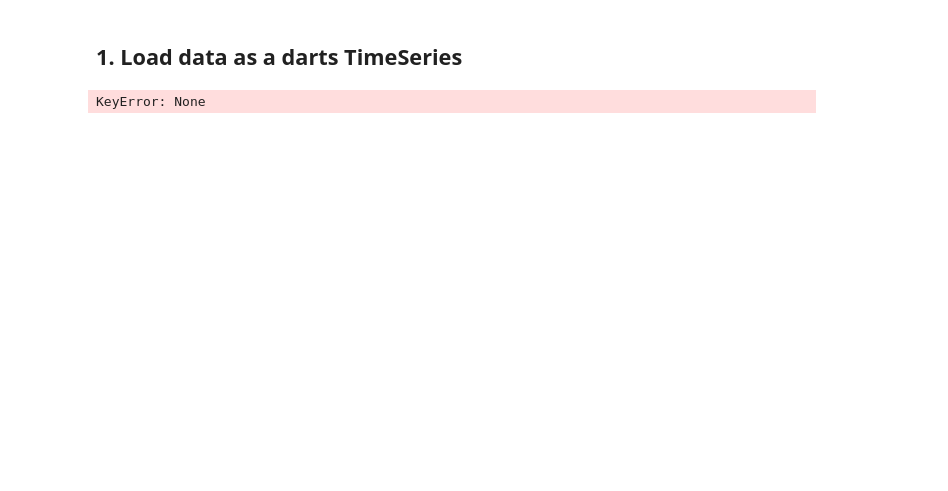
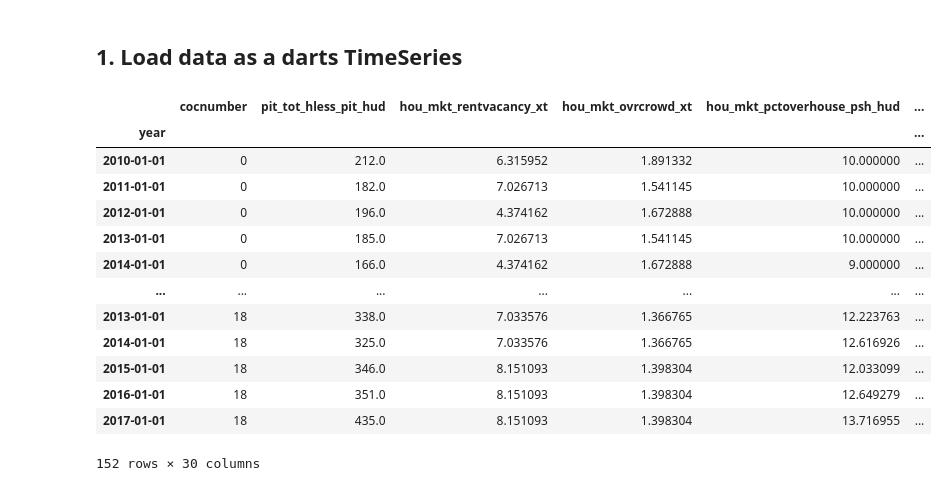
Before and after one commit to atharvanaik10/cs498-css, a Jupyter notebook: time_series.ipynb, the cells around one changed output. Saved outputs shown, nothing was run; the diff lists cells and outputs as text; code cells hidden in the pictures; blank space fills up the shorter version.

```diff
--- a/time_series.ipynb
+++ b/time_series.ipynb
@@ -9,30 +12,44 @@ from sklearn.preprocessing import LabelEncoder
 # %%
 df = pd.read_pickle("data.pkl")
 df.index = pd.to_datetime(df.index, format='%Y')
 
 label_encoder = LabelEncoder()
 df['cocnumber'] = label_encoder.fit_transform(df['cocnumber'])
 
-selected_covariates = ['d_env_wea_avgtemp_summer_noaa', 'd_env_wea_precip_noaa',
-'d_env_wea_precip_annual_noaa', 'dem_soc_ed_lessbach_xt',
-'census_region', 'census_division', 'sub_west_coast',
-'sub_low_rent_vacancy', 'sub_high_cost_rent75',
-'sub_high_cost_homeval75', 'sub_high_rent_share75',
-'tight_high_cost_rental_mkt', 'sub_tight_high_cost_rent',
-'sub_west_coast_all_urb', 'sub_west_census', 'major_city', 'suburban',
-'rural', 'Mortality_Z-Score', 'Mortality_Rank', 'Morbidity_Z-Score',
-'Morbidity_Rank', 'Health_Behaviors_Z-Score', 'Health_Behaviors_Rank',
-'Clinical_Care_Z-Score', 'Clinical_Care_Rank',
-'Social_&_Economic_Factors_Z-Score', 'Social_&_Economic_Factors_Rank',
-'Physical_Environment_Z-Score', 'Physical_Environment_Rank']
+selected_covariates = ['hou_mkt_rentvacancy_xt', 'hou_mkt_ovrcrowd_xt',
+    'hou_mkt_pctoverhouse_psh_hud', 'hou_mkt_evict_rate',
+    'hou_pol_eli_psh_hud','d_hou_pol_hudunit_psh_hud_share',
+    'd_hou_pol_occhudunit_psh_hud', 'hou_pol_fedfundcoc',
+    'econ_labor_unemp_rate_BLS', 'econ_labor_incineq_xt',
+    'econ_sn_cashasst_xt', 'sub_high_cost_homeval75',
+    'sub_high_rent_share75', 'tight_high_cost_rental_mkt',
+    'sub_tight_high_cost_rent','suburban',
+    'Mortality_Rank', 'Morbidity_Rank', 'Health_Behaviors_Rank',
+    'Clinical_Care_Rank','Social_&_Economic_Factors_Rank',
+    'Physical_Environment_Rank', 'd_hou_mkt_burden_sev_rent_xt',
+    'dem_soc_ed_lesshs_xt','dem_pop_female_census_share',
+    'dem_pop_mig_census_share', 'dem_soc_singparent_xt', 'dem_soc_vet_xt']
 
-final_cols = selected_covariates.append(['cocnumber', 'pit_tot_hless_pit_hud'])
+final_cols = ['cocnumber', 'pit_tot_hless_pit_hud']
+final_cols.extend(selected_covariates)
 
 df = df[final_cols]
-
-df.head()
+df
 # %% [output]
+|  | cocnumber | pit_tot_hless_pit_hud | hou_mkt_rentvacancy_xt | hou_mkt_ovrcrowd_xt | hou_mkt_pctoverhouse_psh_hud | ... |
+| year |  |  |  |  |  | ... |
+| 2010-01-01 | 0 | 212.0 | 6.315952 | 1.891332 | 10.000000 | ... |
+| 2011-01-01 | 0 | 182.0 | 7.026713 | 1.541145 | 10.000000 | ... |
+| 2012-01-01 | 0 | 196.0 | 4.374162 | 1.672888 | 10.000000 | ... |
+| 2013-01-01 | 0 | 185.0 | 7.026713 | 1.541145 | 10.000000 | ... |
+| 2014-01-01 | 0 | 166.0 | 4.374162 | 1.672888 | 9.000000 | ... |
+| ... | ... | ... | ... | ... | ... | ... |
+| 2013-01-01 | 18 | 338.0 | 7.033576 | 1.366765 | 12.223763 | ... |
+| 2014-01-01 | 18 | 325.0 | 7.033576 | 1.366765 | 12.616926 | ... |
+| 2015-01-01 | 18 | 346.0 | 8.151093 | 1.398304 | 12.033099 | ... |
+| 2016-01-01 | 18 | 351.0 | 8.151093 | 1.398304 | 12.649279 | ... |
+| 2017-01-01 | 18 | 435.0 | 8.151093 | 1.398304 | 13.716955 | ... |
-KeyError: None
+152 rows × 30 columns
 # %%
 cols = list(df.columns)
 cols.remove('cocnumber')
```
Also changed, not shown: parts of 8 cells of this notebook, 4 other files.
